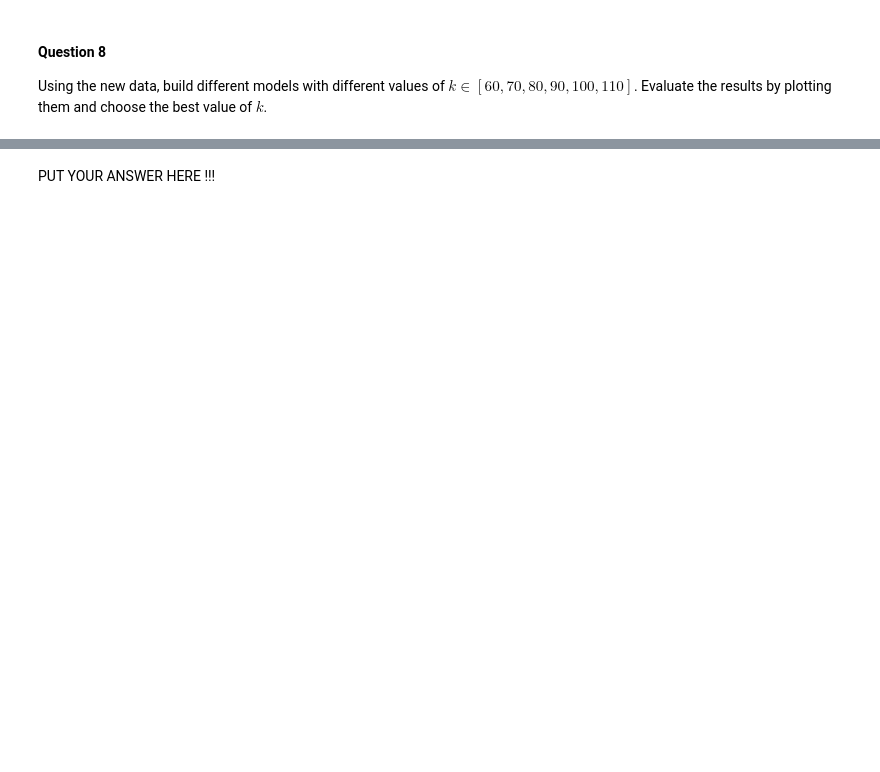
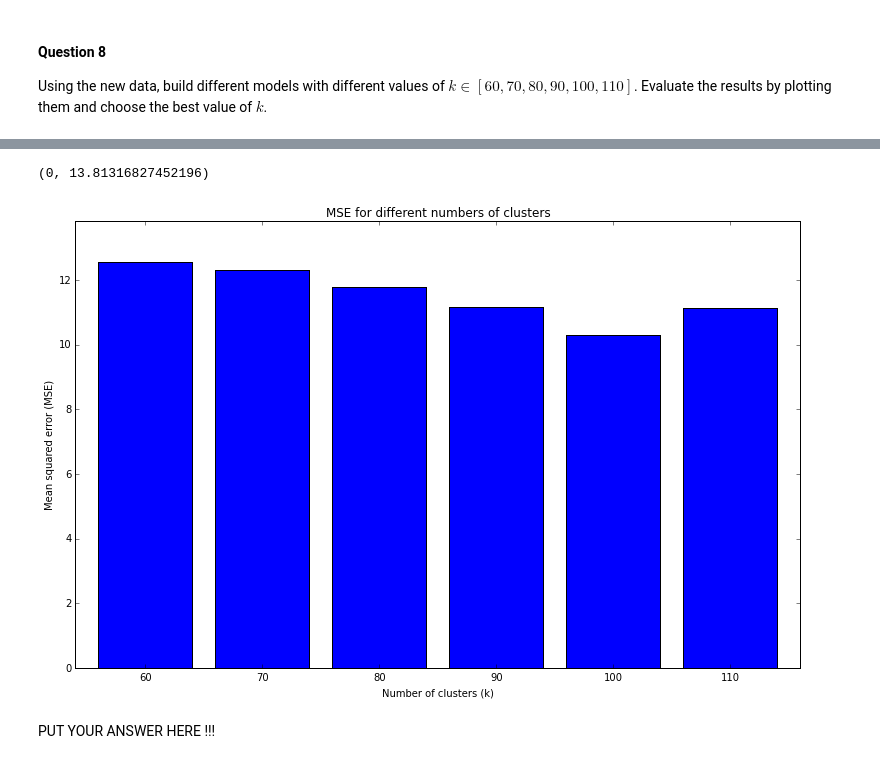
Before and after one commit to adriculteur/Algorithmic-Machine-Learning, a Jupyter notebook: Notebooks/[Lecture 10+11] Anomaly Detection in Network Traffic with K-means clustering.ipynb, the cells around one changed output, grey strips where cells are left out. Saved outputs shown, nothing was run; the diff lists cells and outputs as text; code cells hidden in the pictures; blank space fills up the shorter version.

```diff
--- a/Notebooks/[Lecture 10+11] Anomaly Detection in Network Traffic with K-means clustering.ipynb
+++ b/Notebooks/[Lecture 10+11] Anomaly Detection in Network Traffic with K-means clustering.ipynb
@@ -560,0 +643,3 @@ print(normalizedData.take(5))
+# %%
+normalizedData = normalizeData(data).cache()
+normalizedData.take(5)
@@ -575,0 +697,4 @@ plt...
+# %%
+scores = [(k, clusteringScore(normalizedData, k)) for k in [60, 70, 80, 90, 100, 110]]
+for score in scores:
+    print(score)
@@ -576,3 +709,18 @@ plt...
+# %%
+# plot results
+width = 8
+left = list(map(lambda score: score[0] - width/2, scores))
+values = list(map(lambda score: score[1], scores))
+plt.figure(figsize=(13,8))
+plt.bar(left,  values, width=width)
+plt.title("MSE for different numbers of clusters")
+plt.xlabel("Number of clusters (k)")
+plt.ylabel("Mean squared error (MSE)")
+plt.xlim(left[0] -2, left[-1] + width + 2)
+plt.ylim(0, np.max(values)*1.1)
+# %% [output]
+(0, 13.81316827452196)
+[figure, added]
 # %% [markdown]
 <div class='answer'>
 
```
Also changed, not shown: parts of 33 cells of this notebook.
